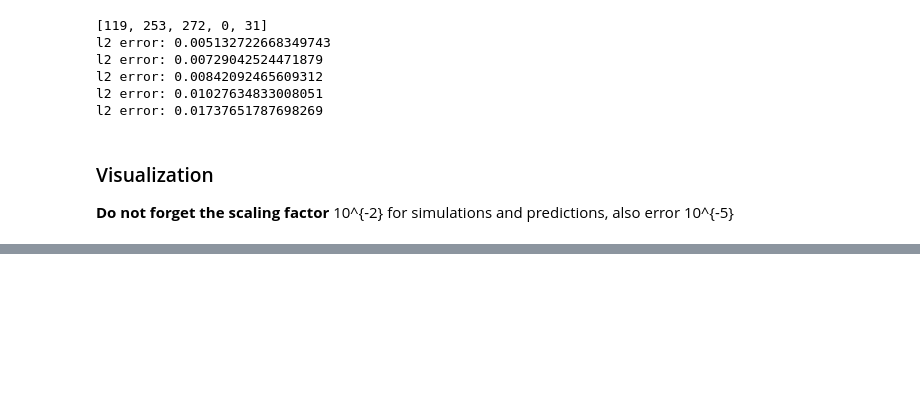
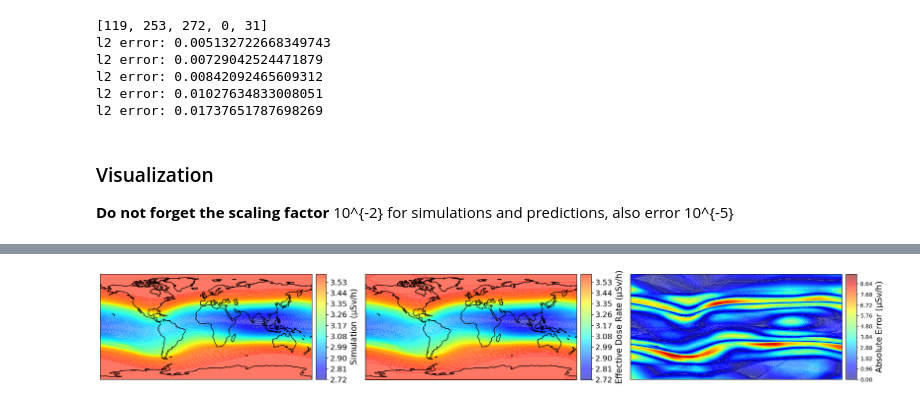
Before and after one commit to kkazuma19/CosmicRays-Operator, a Jupyter notebook: analysis.ipynb, the cells around one changed output, grey strips where cells are left out. Cells and saved outputs as stored; diff of their text form; code cells hidden in the pictures; blank space fills up the shorter version.

```diff
--- a/analysis.ipynb
+++ b/analysis.ipynb
@@ -216 +219,51 @@ plt.show()
+# %%
+lon_grid, lat_grid, target = convert2dim(targets[q25_idx])
+_, _, pred = convert2dim(preds[q25_idx])
+
+# Create a figure with 1 row and 3 columns of subplots
+fig, axes = plt.subplots(1, 3, subplot_kw={'projection': ccrs.PlateCarree()}, figsize=(20, 8))
+#plt.subplots_adjust(wspace=0.1)
+
+# Create a "lighter" version of the jet colormap
+jet_cmap = plt.cm.jet
+jet_cmap_alpha = jet_cmap(np.arange(jet_cmap.N))
+jet_cmap_alpha[:, -1] = 0.6  # Adjust the alpha (transparency) level to 0.6 (60% opacity)
+lighter_jet_cmap = ListedColormap(jet_cmap_alpha)
+
+# Add coastlines, borders, and land features with white land
+axes[0].coastlines()
+axes[0].add_feature(cfeature.LAND, edgecolor='black', facecolor='white')
+# Plot the dose values (targets)
+contour0 = axes[0].contourf(lon_grid, lat_grid, target * 100, levels=150, cmap=lighter_jet_cmap, transform=ccrs.PlateCarree(), vmin=vmin*100, vmax=vmax*100)
+divider0 = make_axes_locatable(axes[0])
+cax0 = divider0.append_axes("right", size="5%", pad=0.1, axes_class=plt.Axes)
+cbar0 = fig.colorbar(contour0, cax=cax0, format="%.2f")
+cbar0.set_label(r'Simulation ($\rm \mu Sv/h$)', fontsize=15)  # Increase font size
+cbar0.ax.tick_params(labelsize=14)  # Increase tick label size
+
+# Plot the dose values (preds)
+axes[1].coastlines()
+axes[1].add_feature(cfeature.LAND, edgecolor='black', facecolor='white')
+contour1 = axes[1].contourf(lon_grid, lat_grid, pred * 100, levels=150, cmap=lighter_jet_cmap, transform=ccrs.PlateCarree(), vmin=vmin*100, vmax=vmax*100)
+divider1 = make_axes_locatable(axes[1])
+cax1 = divider1.append_axes("right", size="5%", pad=0.1, axes_class=plt.Axes)
+cbar1 = fig.colorbar(contour0, cax=cax1, format="%.2f")
+cbar1.set_label(r'Effective Dose Rate ($\rm \mu Sv/h$)', fontsize=15)  # Increase font size
+cbar1.ax.tick_params(labelsize=14)
+
+# error
+error = np.abs(pred - target)
+contour2 = axes[2].contourf(lon_grid, lat_grid, error * 10**5, levels=150, cmap=lighter_jet_cmap, transform=ccrs.PlateCarree())
+divider2 = make_axes_locatable(axes[2])
+cax2 = divider2.append_axes("right", size="5%", pad=0.1, axes_class=plt.Axes)
+cbar2 = fig.colorbar(contour2, cax=cax2)
+cbar2.set_label(r'Absolute Error ($\rm \mu Sv/h$)', fontsize=15)  # Increase font size
+
+
+plt.tight_layout()
+# save the figure
+plt.savefig('figures/q25_case.png', dpi=300)
+plt.show()
+# %% [output]
+[figure, added]
 # %%
```
Also changed, not shown: parts of 7 cells of this notebook, 5 other files.
